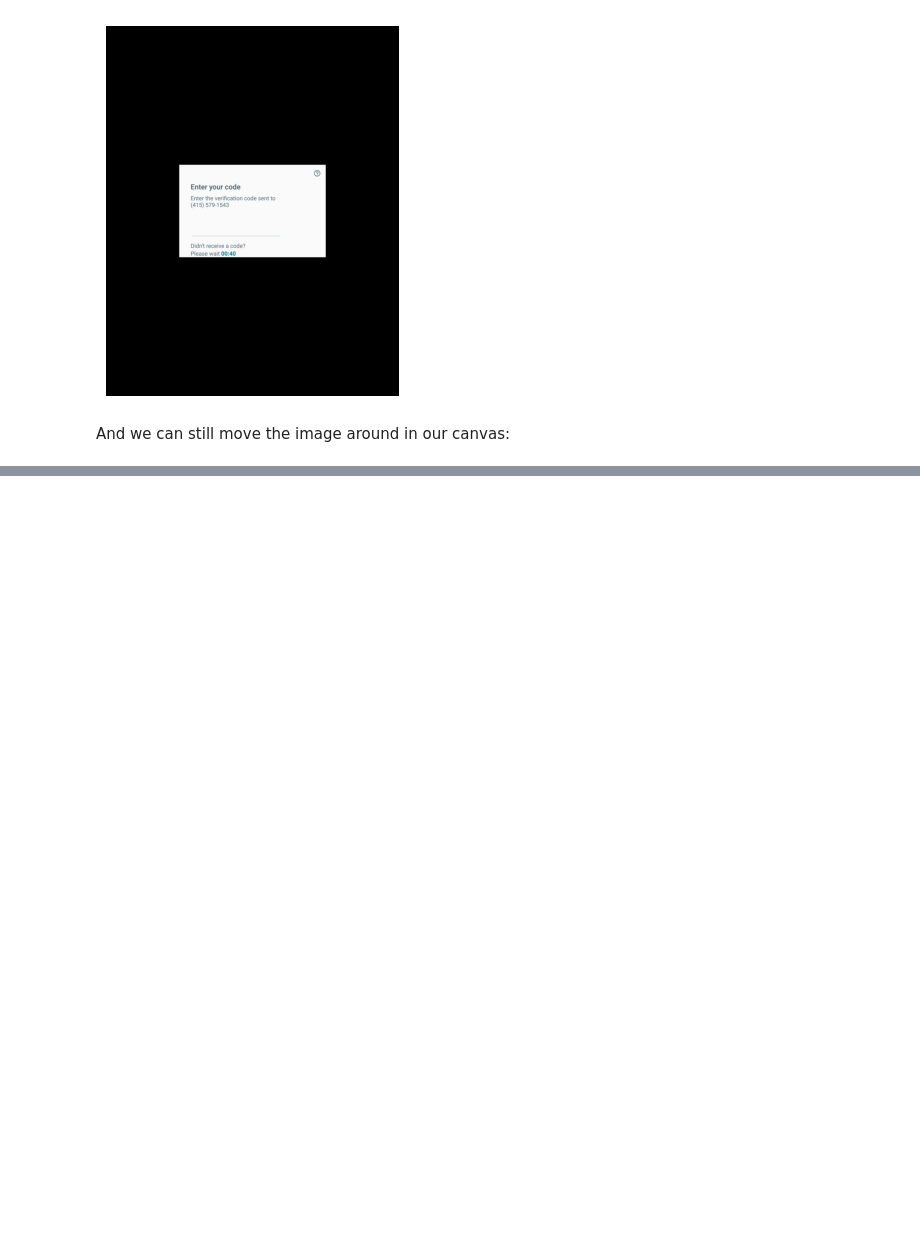
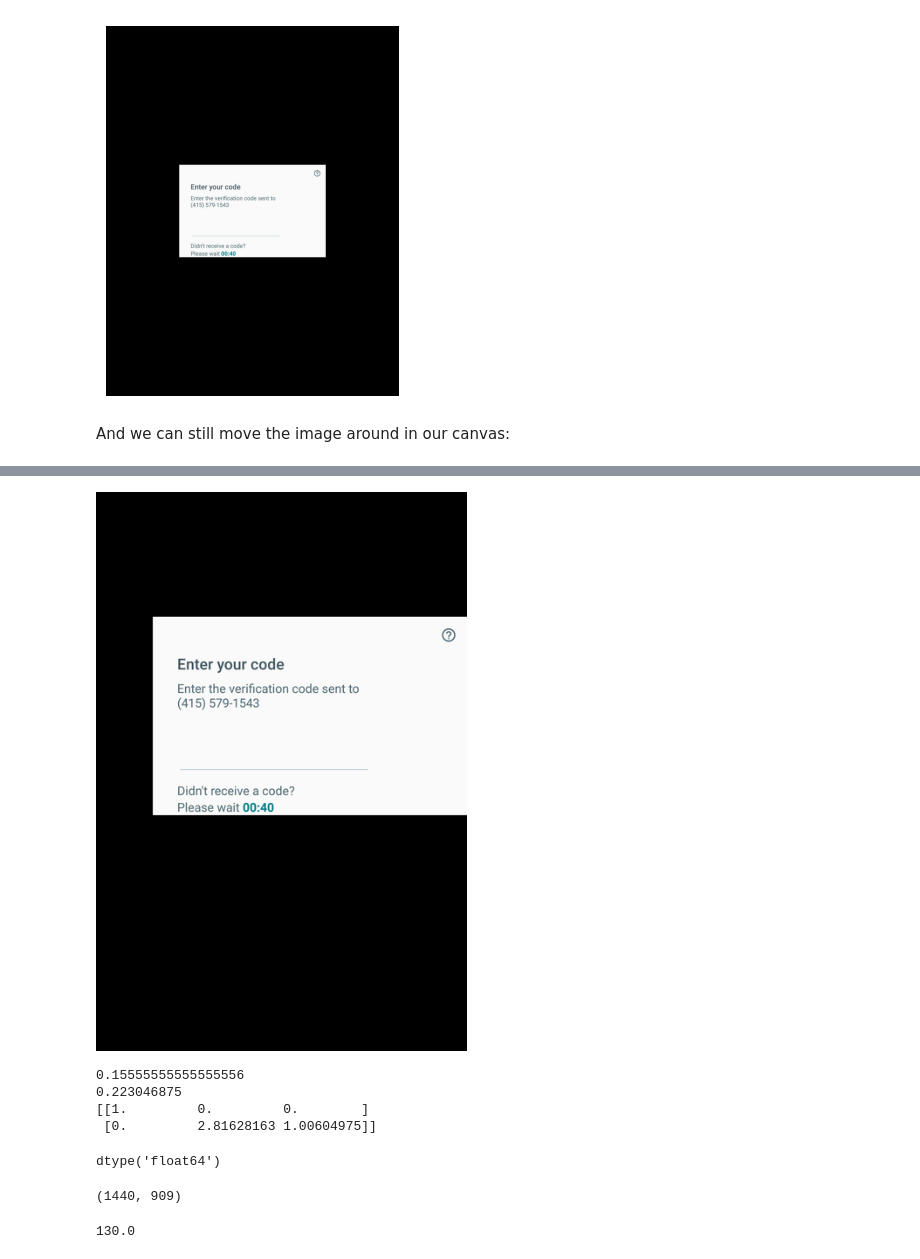
Before and after one commit to mowoe/bachelorthesis, a Jupyter notebook: 01_DifferentiableTranslation.ipynb, the cells around one changed output, grey strips where cells are left out. Cells and saved outputs as stored; diff of their text form; code cells hidden in the pictures; blank space fills up the shorter version.

```diff
--- a/01_DifferentiableTranslation.ipynb
+++ b/01_DifferentiableTranslation.ipynb
@@ -285,0 +290,58 @@ plt.show()
+# %%
+def resize_image(img):
+    img = img.resize((int(img.size[0]/4),int(img.size[1]/4)), Image.Resampling.LANCZOS)
+    return img
+# %%
+back_im = Image.new('RGB', (1700, 2560))
+back_im.paste(segment_0, (260, 571))
+#back_im.save('data/dst/rocket_pillow_paste_pos.jpg', quality=95)
+display(resize_image(back_im))
+# %% [output]
+[figure, added]
+# %%
+canvas_size = (1,3,2560,1440)
+
+# Theta consists of 6 values, 4 of which we have to calculate.
+x_ratio = canvas_size[3] / segment_0.size[0]
+y_ratio = canvas_size[2] / segment_0.size[1]
+# grid_location_x and grid_location_y are basically percentages of height and width and not actual coordinates
+# Because we already warp the segment onto a bigger canvas, this transformation is a bit complicated
+# grid_location_x has to be in the interval [-(x_ratio-1),(x_ratio-1)], i.e. 0 means -(x_ratio - 1) and 1440 means (x_ratio - 1)
+# We can map U ~ [0, 1] to U ~ [a, b] with u -> (a - b)*u + b
+# We first map U ~ [0, max_width] to U ~ [0,1] by dividing by max_width
+
+original_position = (112, 571)
+
+original_x_position = original_position[0] / canvas_size[3]
+original_x_position*=2
+print(original_x_position)
+# original_x_position = (original_position[0] + int(segment.size[0]/2)) / canvas_size[0]
+mapped_x_position = (-(x_ratio - 1) - (x_ratio - 1))*original_x_position + (x_ratio-1)
+
+original_y_position = original_position[1] / canvas_size[2]
+print(original_y_position)
+# original_y_position = (original_position[1] + int(segment.size[1]/2)) / canvas_size[1]
+mapped_y_position = (-(y_ratio - 1) - (y_ratio - 1))*original_y_position + (y_ratio-1)
+
+theta = np.array([
+    [x_ratio, 0.0    , mapped_x_position],
+    [0.0    , y_ratio, mapped_y_position]
+])
+print(theta)
+# %% [output]
+0.15555555555555556
+0.223046875
+[[1.         0.         0.        ]
+ [0.         2.81628163 1.00604975]]
+# %%
+theta.dtype
+# %% [output]
+dtype('float64')
+# %%
+segment_0.size
+# %% [output]
+(1440, 909)
+# %%
+(1700-1440)/2
+# %% [output]
+130.0
```
Also changed, not shown: parts of 5 cells of this notebook, 2 other files.
